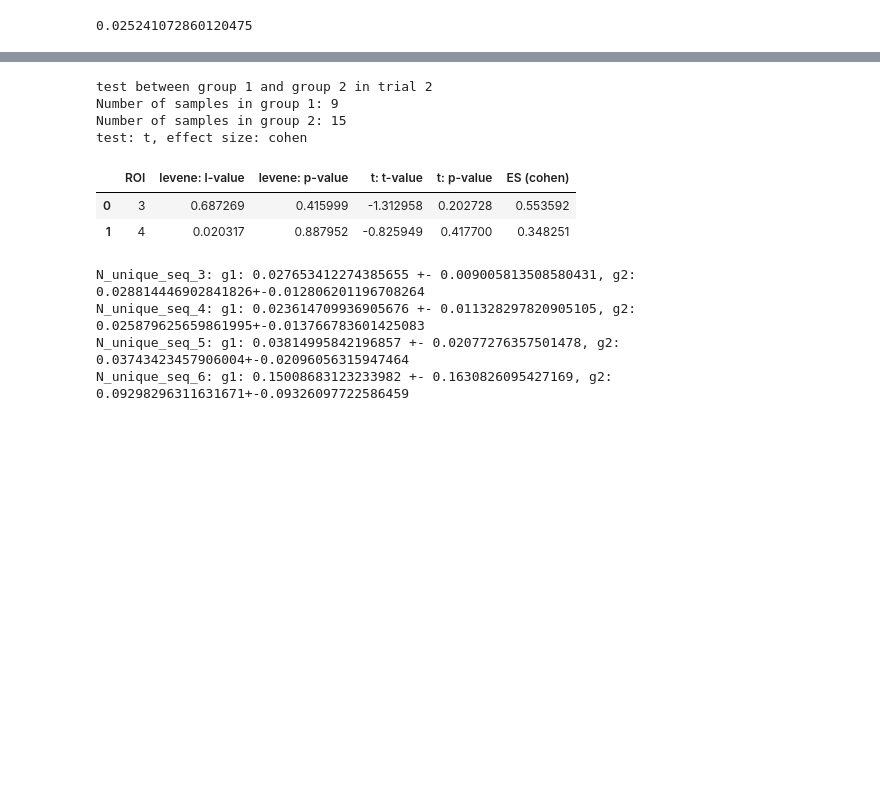
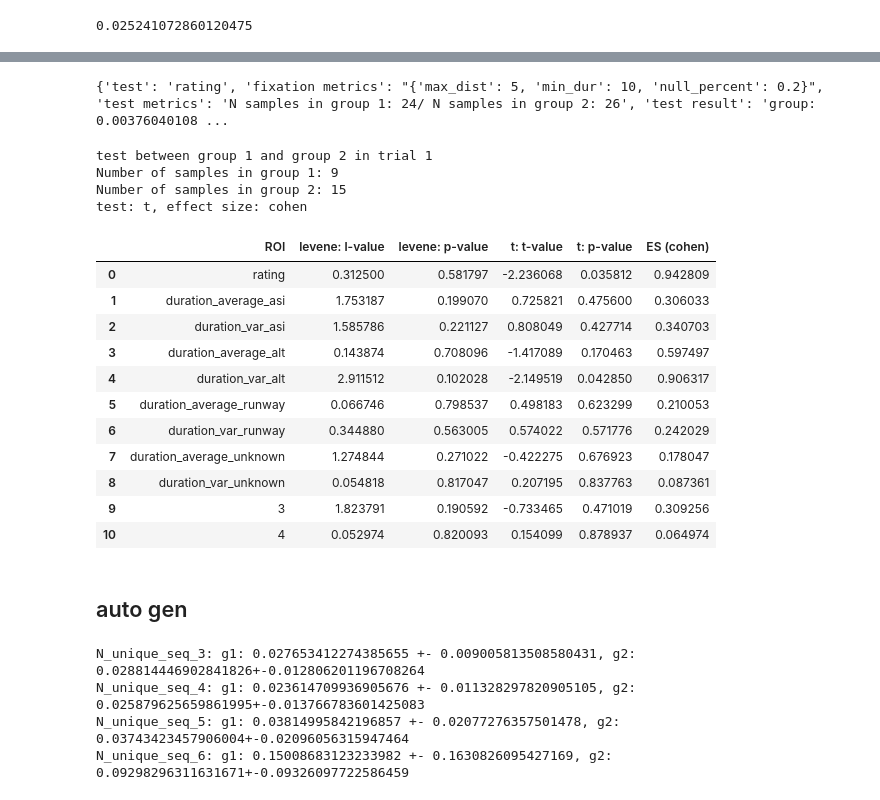
Before and after one commit to habom2310/eye-tracking-in-aviation, a Jupyter notebook: test between trials.ipynb, the cells around one changed output, grey strips where cells are left out. Drawn from its saved outputs; the diff is of its cells as text; code cells hidden in the pictures; blank space fills up the shorter version.

```diff
--- a/test between trials.ipynb
+++ b/test between trials.ipynb
@@ -302,0 +377,4 @@ fig.savefig("a.png")
+# %%
+df_data = pd.DataFrame(document[0]["data"])
+df_data = fixation.merge_consecutive_fixations_in_same_roi(df_data)
+transitions, L = pair_transition_analysis.encode_transition(df_data["roi"], "fix")
@@ -303,7 +401,7 @@ fig.savefig("a.png")
 # %% [markdown]
 # n-gram analysis
 # %%
-documents = mongo.find({"trial":2})
+documents = mongo.find({})
 d = defaultdict(list)
 
 subseqcount_group = defaultdict(lambda: defaultdict(lambda: defaultdict(int)))
@@ -323,27 +421,17 @@ for document in documents:
     transitions, L = pair_transition_analysis.encode_transition(df_data["roi"], "fix")
 
     group = document["group"]
+    rating = document["rating"]
 
     for ngram_length in range(3,5):
         subseqcount = defaultdict(int)
 
+        transitions.replace("Z","")
+
         for i in range(len(transitions)-ngram_length + 1):
             substring = transitions[i:i+ngram_length]
             subseqcount[substring] += 1
-            subseqcount_group[group][ngram_length][substring] += 1
-
-#             if subseqcount_group[group].get(substring):
-#                 subseqcount_group[group][substring] += 1
-#             else:
-#                 subseqcount_group[group][substring] = 1
-
-
-#             if subseqcount[substring]:
-#                 subseqcount[substring] += 1
-# #                 subseqcount[substring]["duration"] += df_data.iloc[i:i+ngram_length]["duration"].sum()
-#             else:
-#                 subseqcount[substring] = 1
-# #                 subseqcount[substring]["duration"] = df_data.iloc[i:i+ngram_length]["duration"].sum()
+            subseqcount_group[rating][ngram_length][substring] += 1
 
         sorted_subseqcount = {k: v for k, v in sorted(subseqcount.items(), key=lambda item: item[1], reverse=True)}
         more_than_2_time_seq = {k: v for k, v in subseqcount.items() if v >= 2}
@@ -434,7 +542,7 @@ def dominance_level(dict_subseqcount):
     D = np.square(max_prob - prob).mean()
     return D
 # %%
-documents = mongo.find({"trial":2})
+documents = mongo.find({})
 d = defaultdict(list)
 
 subseqcount_group = defaultdict(lambda: defaultdict(lambda: defaultdict(int)))
@@ -446,6 +554,7 @@ for document in documents:
 
     d['pID'].append(document["pID"])
     d['group'].append(document["group"])
+    d['rating'].append(document["rating"])
     d['trial'].append(document["trial"])
 
     d_data = document["data"]
@@ -453,8 +562,17 @@ for document in documents:
     df_data = fixation.merge_consecutive_fixations_in_same_roi(df_data)
     transitions, L = pair_transition_analysis.encode_transition(df_data["roi"], "fix")
 
+    transitions.replace("Z","")
+
     group = document["group"]
+    rating = document["rating"]
     pID = document["pID"]
+
+    d_dwell = bulk_run.get_dwell_stat(df_data)
+    for k in roi_config.encode_table.keys():
+        d["duration_average_{}".format(k)].append(d_dwell.get("duration_average_{}".format(k), 0))
+        d["duration_var_{}".format(k)].append(d_dwell.get("duration_var_{}".format(k), 0))
+
 
     for ngram_length in range(3,5):
         subseqcount = defaultdict(int)
@@ -468,6 +586,9 @@ for document in documents:
         D = dominance_level(filtered_subseq)
         d[ngram_length].append(D)
 
+        subseqcount = {k: v for k, v in subseqcount.items() if v >= 2}
+
+
 #         sorted_subseqcount = {k: v for k, v in sorted(subseqcount.items(), key=lambda item: item[1], reverse=True)}
 #         more_than_2_time_seq = {k: v for k, v in subseqcount.items() if v >= 2}
 # %% [output]
@@ -531,7 +658,7 @@ dominance_level(subseqcount_group["002"][3])
  0.06349206 0.04761905 0.04761905 0.03174603 0.03174603]
 0.025241072860120475
 # %%
-df_res = pd.DataFrame(d).sort_values(["trial", "group","pID"]).dropna().reset_index().drop(columns=["index"])
+df_res = pd.DataFrame(d).sort_values(["pID", "trial", "group","rating"]).dropna().reset_index().drop(columns=["index"])
 # %%
 df_res
 # %% [output]
@@ -555,13 +768,29 @@ df_res
+# %%
+utils.log_to_airtable({"test": test_on, "fixation metrics":str(fixation_metrics),
+                       "test metrics": test_metrics,"test result": str_test_result})
+# %% [output]
+{'test': 'rating', 'fixation metrics': "{'max_dist': 5, 'min_dur': 10, 'null_percent': 0.2}", 'test metrics': 'N samples in group 1: 24/ N samples in group 2: 26', 'test result': 'group: 0.00376040108 ...
 # %%
-hypothesis_testing.hypothesis_test_group(df_res, trial = 2)
+hypothesis_testing.hypothesis_test_group(df_res, trial = 1)
 # %% [output]
-test between group 1 and group 2 in trial 2
+test between group 1 and group 2 in trial 1
 Number of samples in group 1: 9
 Number of samples in group 2: 15
 test: t, effect size: cohen
 |  | ROI | levene: l-value | levene: p-value | t: t-value | t: p-value | ES (cohen) |
-| 0 | 3 | 0.687269 | 0.415999 | -1.312958 | 0.202728 | 0.553592 |
-| 1 | 4 | 0.020317 | 0.887952 | -0.825949 | 0.417700 | 0.348251 |
+| 0 | rating | 0.312500 | 0.581797 | -2.236068 | 0.035812 | 0.942809 |
+| 1 | duration_average_asi | 1.753187 | 0.199070 | 0.725821 | 0.475600 | 0.306033 |
+| 2 | duration_var_asi | 1.585786 | 0.221127 | 0.808049 | 0.427714 | 0.340703 |
+| 3 | duration_average_alt | 0.143874 | 0.708096 | -1.417089 | 0.170463 | 0.597497 |
+| 4 | duration_var_alt | 2.911512 | 0.102028 | -2.149519 | 0.042850 | 0.906317 |
+| 5 | duration_average_runway | 0.066746 | 0.798537 | 0.498183 | 0.623299 | 0.210053 |
+| 6 | duration_var_runway | 0.344880 | 0.563005 | 0.574022 | 0.571776 | 0.242029 |
+| 7 | duration_average_unknown | 1.274844 | 0.271022 | -0.422275 | 0.676923 | 0.178047 |
+| 8 | duration_var_unknown | 0.054818 | 0.817047 | 0.207195 | 0.837763 | 0.087361 |
+| 9 | 3 | 1.823791 | 0.190592 | -0.733465 | 0.471019 | 0.309256 |
+| 10 | 4 | 0.052974 | 0.820093 | 0.154099 | 0.878937 | 0.064974 |
+# %% [markdown]
+## auto  gen
 # %%
 for i in range(3,7):
     print("N_unique_seq_{}: g1: {} +- {}, g2: {}+-{}".format(i, g1["ss_freq_{}".format(i)].mean()/i,  g1["ss_freq_{}".format(i)].std()/i,
```
Also changed, not shown: parts of 21 cells of this notebook, 9 other files.
